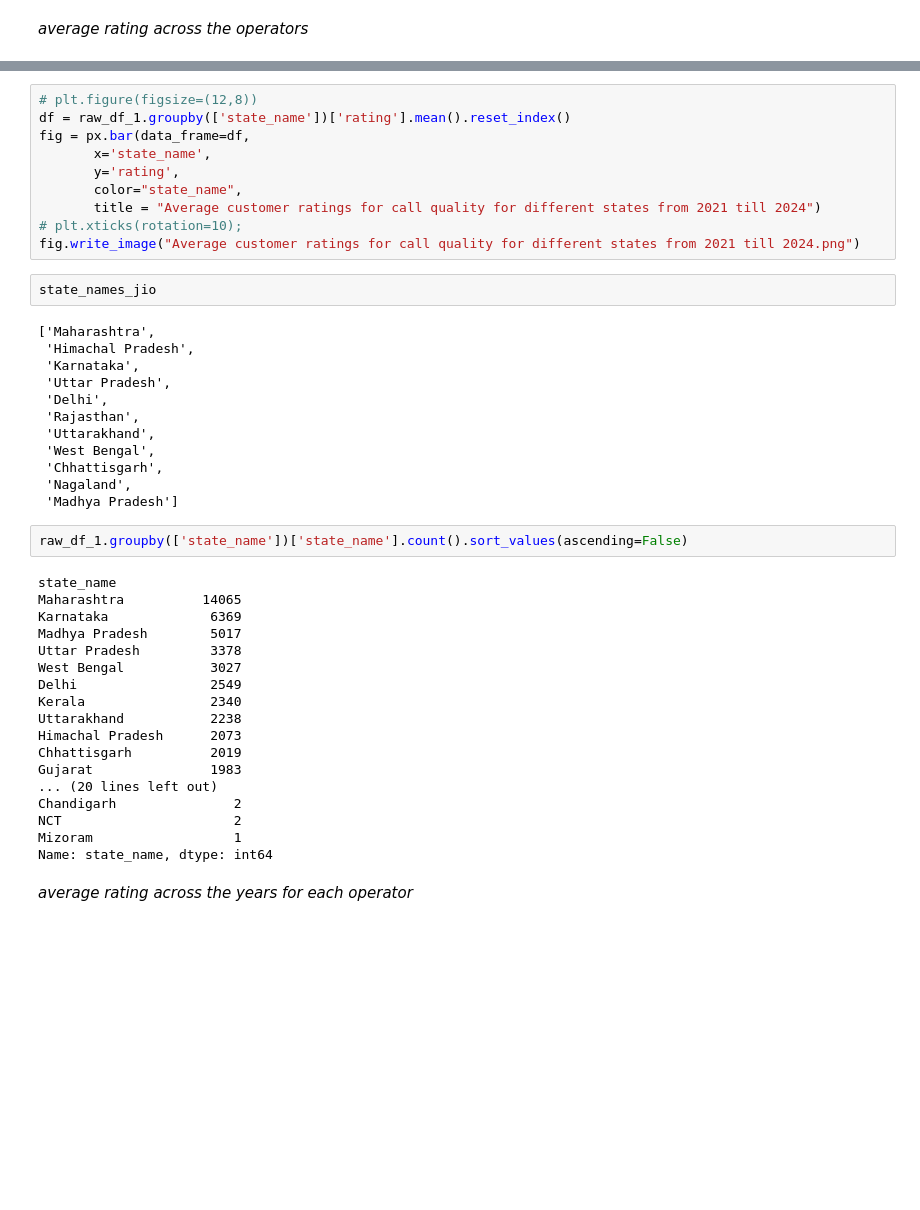
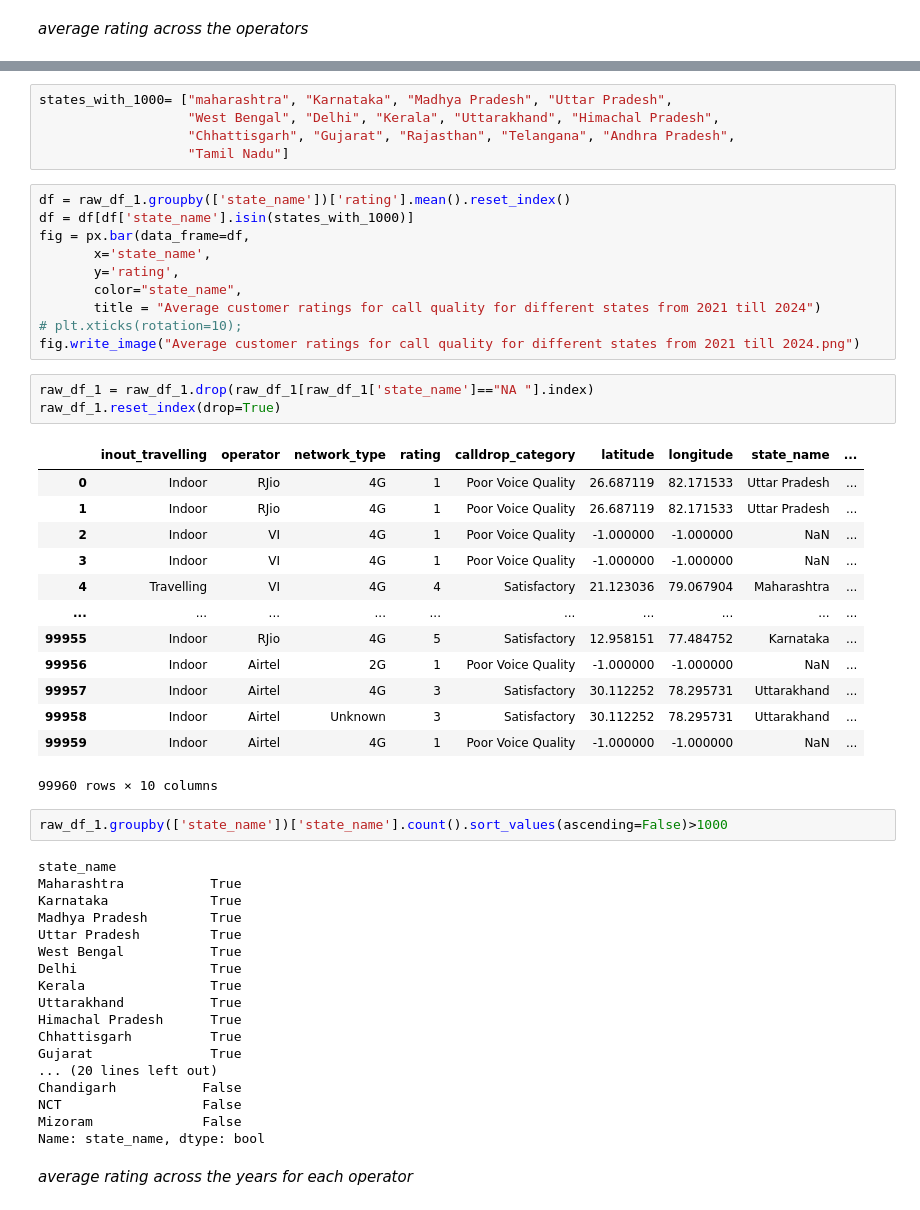
Before and after one commit to pkarthikeya1/Customer-Satisfaction-and-Call-Drop-Rate-Analysis-for-Indian-Operators, a Jupyter notebook: notebooks/02_explore_and_analyze.ipynb, the cells around one changed output, grey strips where cells are left out. Cells and saved outputs as stored; diff of their text form; blank space fills up the shorter version.

```diff
--- a/notebooks/02_explore_and_analyze.ipynb
+++ b/notebooks/02_explore_and_analyze.ipynb
@@ -125,6 +135,11 @@ fig.show()
+# %%
+states_with_1000= ["maharashtra", "Karnataka", "Madhya Pradesh", "Uttar Pradesh",
+                   "West Bengal", "Delhi", "Kerala", "Uttarakhand", "Himachal Pradesh",
+                   "Chhattisgarh", "Gujarat", "Rajasthan", "Telangana", "Andhra Pradesh",
+                   "Tamil Nadu"]
 # %%
-# plt.figure(figsize=(12,8))
 df = raw_df_1.groupby(['state_name'])['rating'].mean().reset_index()
+df = df[df['state_name'].isin(states_with_1000)]
 fig = px.bar(data_frame=df,
        x='state_name',
        y='rating',
@@ -132,40 +147,43 @@ fig = px.bar(data_frame=df,
        title = "Average customer ratings for call quality for different states from 2021 till 2024")
 # plt.xticks(rotation=10);
 fig.write_image("Average customer ratings for call quality for different states from 2021 till 2024.png")
-# %%
-state_names_jio
-# %% [output]
-['Maharashtra',
- 'Himachal Pradesh',
- 'Karnataka',
- 'Uttar Pradesh',
- 'Delhi',
- 'Rajasthan',
- 'Uttarakhand',
- 'West Bengal',
- 'Chhattisgarh',
- 'Nagaland',
- 'Madhya Pradesh']
+# %%
+raw_df_1 = raw_df_1.drop(raw_df_1[raw_df_1['state_name']=="NA "].index)
+raw_df_1.reset_index(drop=True)
+# %% [output]
+|  | inout_travelling | operator | network_type | rating | calldrop_category | latitude | longitude | state_name | ... |
+| 0 | Indoor | RJio | 4G | 1 | Poor Voice Quality | 26.687119 | 82.171533 | Uttar Pradesh | ... |
+| 1 | Indoor | RJio | 4G | 1 | Poor Voice Quality | 26.687119 | 82.171533 | Uttar Pradesh | ... |
+| 2 | Indoor | VI | 4G | 1 | Poor Voice Quality | -1.000000 | -1.000000 | NaN | ... |
+| 3 | Indoor | VI | 4G | 1 | Poor Voice Quality | -1.000000 | -1.000000 | NaN | ... |
+| 4 | Travelling | VI | 4G | 4 | Satisfactory | 21.123036 | 79.067904 | Maharashtra | ... |
+| ... | ... | ... | ... | ... | ... | ... | ... | ... | ... |
+| 99955 | Indoor | RJio | 4G | 5 | Satisfactory | 12.958151 | 77.484752 | Karnataka | ... |
+| 99956 | Indoor | Airtel | 2G | 1 | Poor Voice Quality | -1.000000 | -1.000000 | NaN | ... |
+| 99957 | Indoor | Airtel | 4G | 3 | Satisfactory | 30.112252 | 78.295731 | Uttarakhand | ... |
+| 99958 | Indoor | Airtel | Unknown | 3 | Satisfactory | 30.112252 | 78.295731 | Uttarakhand | ... |
+| 99959 | Indoor | Airtel | 4G | 1 | Poor Voice Quality | -1.000000 | -1.000000 | NaN | ... |
+99960 rows × 10 columns
 # %%
-raw_df_1.groupby(['state_name'])['state_name'].count().sort_values(ascending=False)
+raw_df_1.groupby(['state_name'])['state_name'].count().sort_values(ascending=False)>1000
 # %% [output]
 state_name
-Maharashtra          14065
-Karnataka             6369
-Madhya Pradesh        5017
-Uttar Pradesh         3378
-West Bengal           3027
-Delhi                 2549
-Kerala                2340
-Uttarakhand           2238
-Himachal Pradesh      2073
-Chhattisgarh          2019
-Gujarat               1983
+Maharashtra           True
+Karnataka             True
+Madhya Pradesh        True
+Uttar Pradesh         True
+West Bengal           True
+Delhi                 True
+Kerala                True
+Uttarakhand           True
+Himachal Pradesh      True
+Chhattisgarh          True
+Gujarat               True
 ... (20 lines left out)
-Chandigarh               2
-NCT                      2
-Mizoram                  1
-Name: state_name, dtype: int64
+Chandigarh           False
+NCT                  False
+Mizoram              False
+Name: state_name, dtype: bool
 # %% [markdown]
 _average rating across the years for each operator_
 # %%
```
Also changed, not shown: parts of 17 cells of this notebook, 5 other files.
